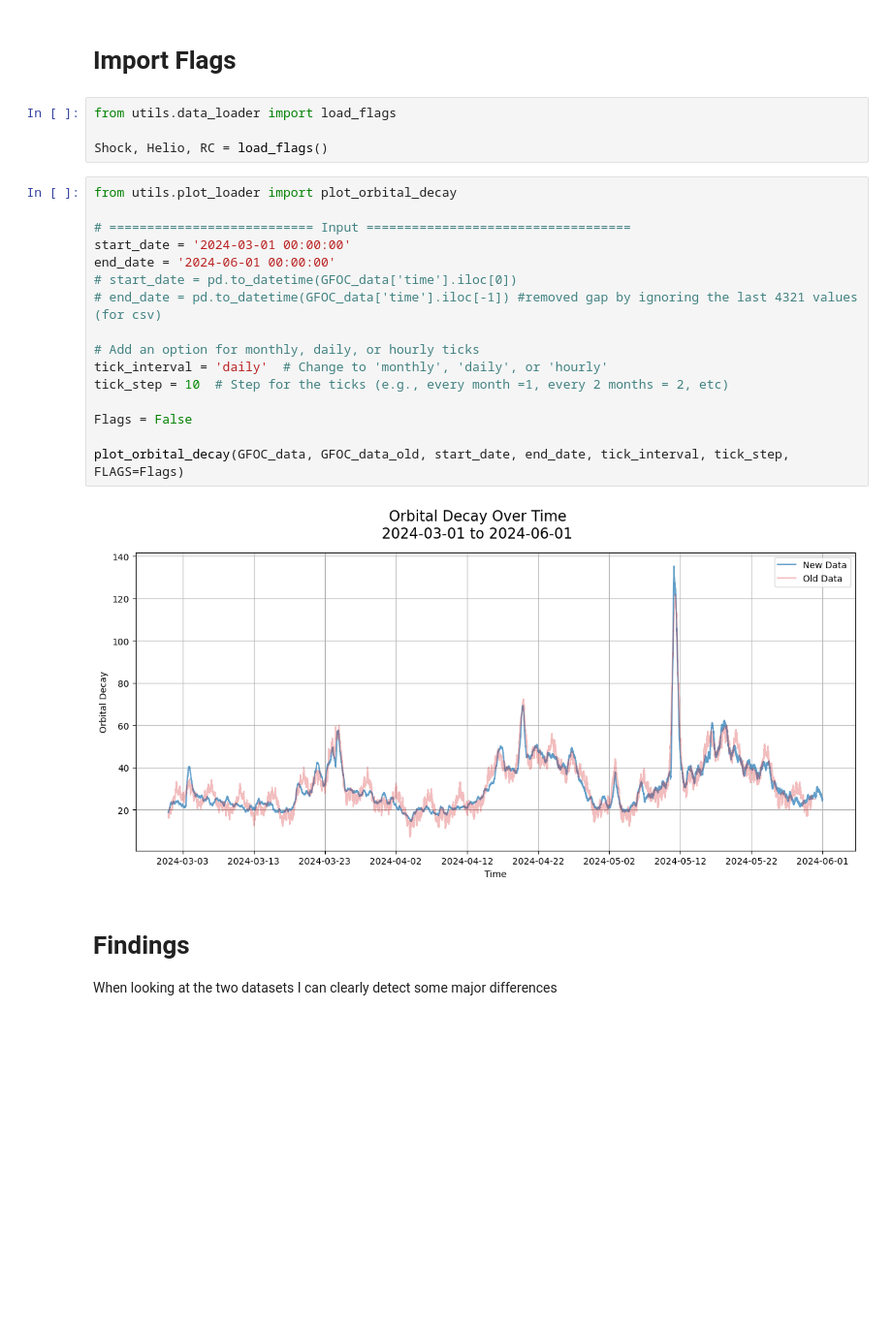
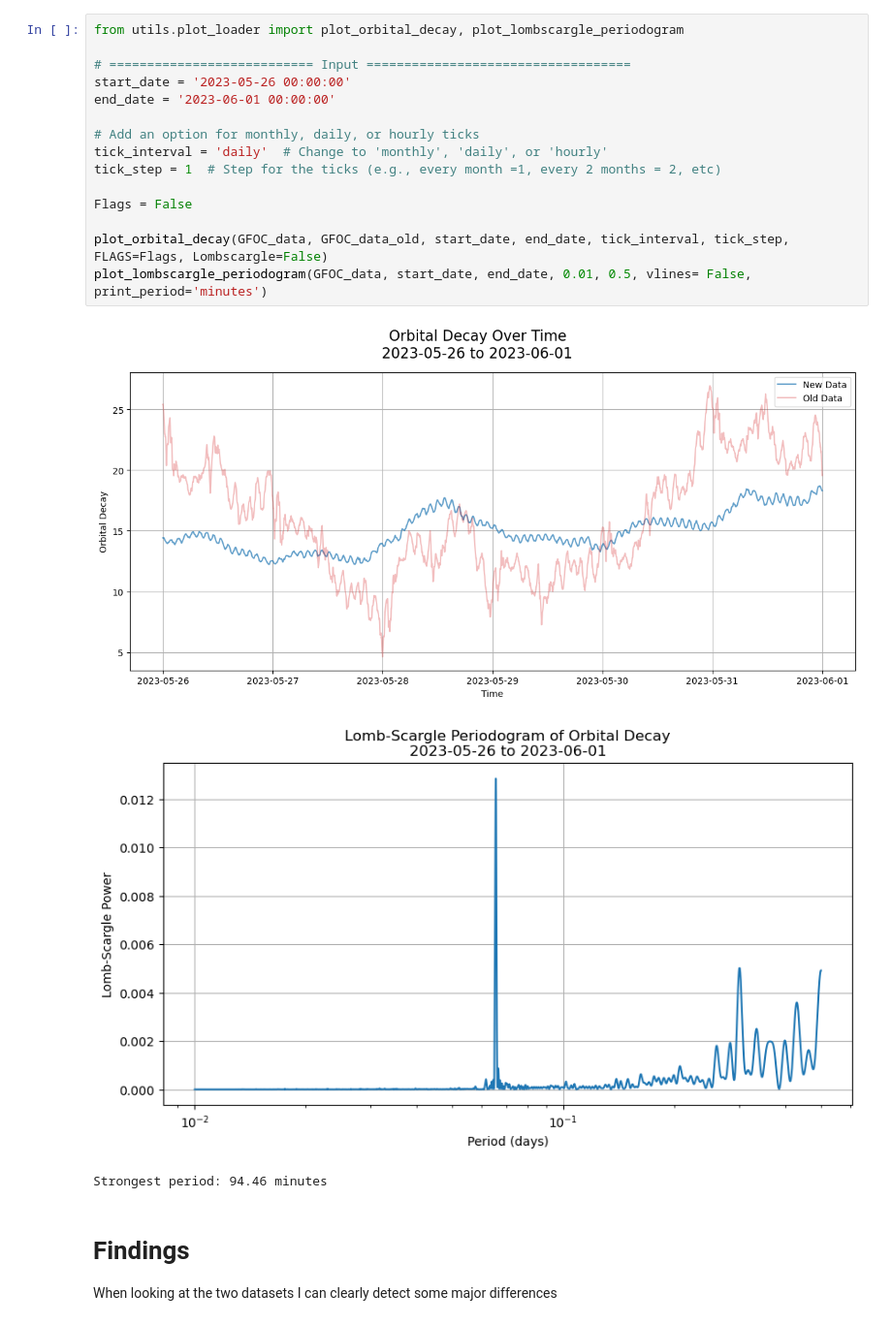
Before and after one commit to David-Student-Bern/MT, a Jupyter notebook: Dataset/Dataset_MSc/Compare_versions.ipynb, the cells around one changed output. Shown at 97% size. Cells and saved outputs as stored; diff of their text form; blank space fills up the shorter version.

```diff
--- a/Dataset/Dataset_MSc/Compare_versions.ipynb
+++ b/Dataset/Dataset_MSc/Compare_versions.ipynb
@@ -29,30 +29,25 @@ print(GFOC_data_old.head())
 2      2 2023-01-02 12:01:00       9.352912
 3      3 2023-01-02 12:01:30       9.384055
 4      4 2023-01-02 12:02:00       9.426476
-# %% [markdown]
-# Import Flags
-# %%
-from utils.data_loader import load_flags
-
-Shock, Helio, RC = load_flags()
 # %%
-from utils.plot_loader import plot_orbital_decay
+from utils.plot_loader import plot_orbital_decay, plot_lombscargle_periodogram
 
 # =========================== Input ===================================
-start_date = '2024-03-01 00:00:00'
-end_date = '2024-06-01 00:00:00'
-# start_date = pd.to_datetime(GFOC_data['time'].iloc[0])
-# end_date = pd.to_datetime(GFOC_data['time'].iloc[-1]) #removed gap by ignoring the last 4321 values (for csv)
+start_date = '2023-05-26 00:00:00'
+end_date = '2023-06-01 00:00:00'
 
 # Add an option for monthly, daily, or hourly ticks
 tick_interval = 'daily'  # Change to 'monthly', 'daily', or 'hourly'
-tick_step = 10  # Step for the ticks (e.g., every month =1, every 2 months = 2, etc)
+tick_step = 1  # Step for the ticks (e.g., every month =1, every 2 months = 2, etc)
 
 Flags = False
 
-plot_orbital_decay(GFOC_data, GFOC_data_old, start_date, end_date, tick_interval, tick_step, FLAGS=Flags)
+plot_orbital_decay(GFOC_data, GFOC_data_old, start_date, end_date, tick_interval, tick_step, FLAGS=Flags, Lombscargle=False)
+plot_lombscargle_periodogram(GFOC_data, start_date, end_date, 0.01, 0.5, vlines= False, print_period='minutes')
 # %% [output]
-[figure, old version]
+[figure, new version]
+[figure, added]
+Strongest period: 94.46 minutes
 # %% [markdown]
 # Findings
 
```
Also changed, not shown: 1 other file.
